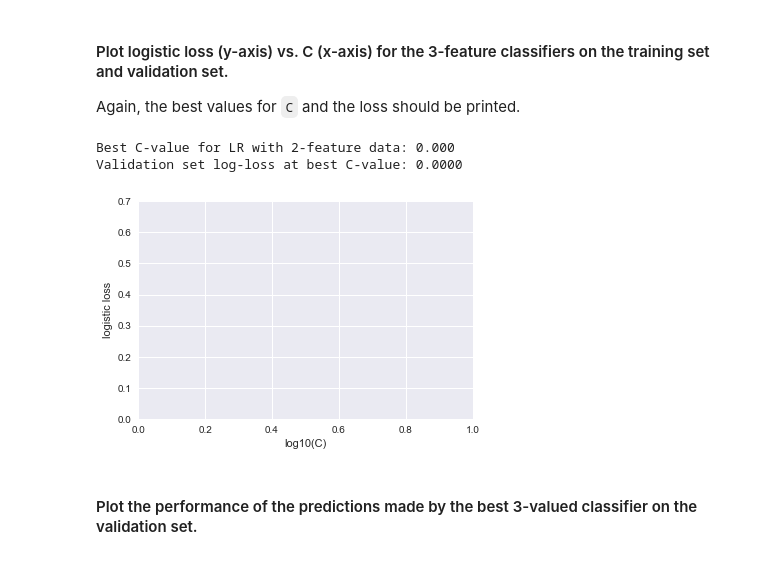
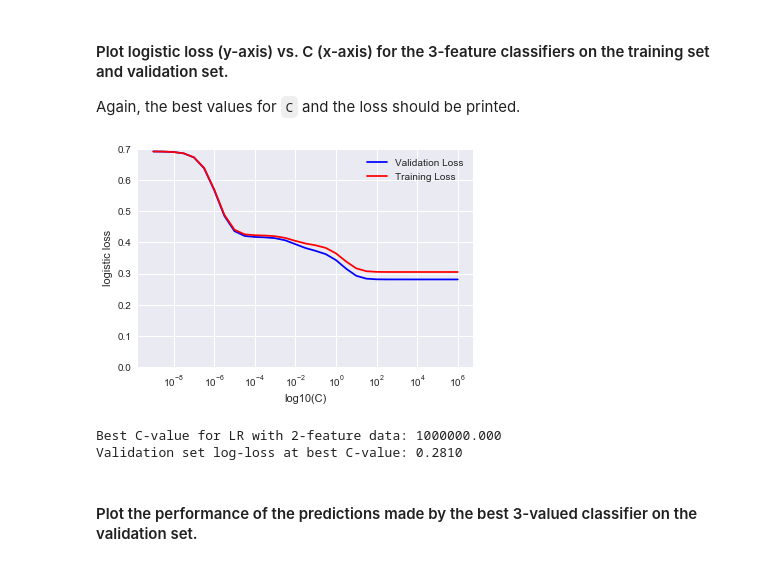
Before and after one commit to drakezhu/comp135_MachineLearning, a Jupyter notebook: hw03/src_and_data/hw03.ipynb, the cells around one changed output. Drawn from its saved outputs; the diff is of its cells as text; code cells hidden in the pictures.

```diff
--- a/hw03/src_and_data/hw03.ipynb
+++ b/hw03/src_and_data/hw03.ipynb
@@ -360,8 +360,6 @@ Validation set log-loss at best C-value: 0.3549
 # %% [markdown]
 #### (b) Plot the performance of the predictions made by the best classifier from step (a) on the validation set.
 # %%
-LRM = sklearn.linear_model.LogisticRegression(C = C_grid[np.argmin(va_loss_list_2)], solver = 'liblinear')
-LRM.fit(x_tr_M2, y_tr_M)
-y_va_proba_N2 = LRM.predict_proba(x_va_N2)
-y_va_pred_N2 = np.array([score[1] for score in y_va_proba_N2])
-make_plot_perf_vs_threshold(y_va_N, y_va_pred_N2)
+best_C = C_grid[np.argmin(va_loss_list)]
+LRM = LogisticRegression(C=best_C,solver='liblinear').fit(x_tr_M2, y_tr_M)
+yproba = LRM.predict_proba(x_va_N2)[:,1]
@@ -428,22 +379,35 @@ Repeat the model generation from **1.4 (a)**, using the full 3-feature data.
+# %%
+# TODO like 1.4 (a), but with 3 features
+tr_loss_list = list()
+va_loss_list = list()
+C_grid = np.logspace(-9, 6, 31)
+for C in C_grid:
+    tr_loss,va_loss = loss_detection(C,x_tr_M3,y_tr_M,x_va_N3,y_va_N)
+    tr_loss_list.append(tr_loss)
+    va_loss_list.append(va_loss)
 # %% [markdown]
 #### Plot logistic loss (y-axis) vs. C (x-axis) for the 3-feature classifiers on the training set and validation set.
 
 Again, the best values for `C` and the loss should be printed.
 # %%
 # TODO make plot
-plt.xlabel('log10(C)');
-plt.ylabel('logistic loss');
+plt.xscale('log')
+plt.xlabel('log10(C)')
+plt.ylabel('logistic loss')
+plt.plot(C_grid,va_loss_list, color='blue',label = "Validation Loss")
+plt.plot(C_grid,tr_loss_list, color='red',label = "Training Loss")
 plt.ylim([0.0, 0.7]);
 
 # TODO add legend
 # plt.legend(...);
-
-print("Best C-value for LR with 2-feature data: %.3f" % 0.0) # TODO
-print("Validation set log-loss at best C-value: %.4f" % 0.0)
+plt.legend()
+plt.show()
+print("Best C-value for LR with 2-feature data: %.3f" % C_grid[np.argmin(va_loss_list)]) # TODO
+print("Validation set log-loss at best C-value: %.4f" % min(va_loss_list))
 # %% [output]
+[figure, new version]
-Best C-value for LR with 2-feature data: 0.000
-Validation set log-loss at best C-value: 0.0000
+Best C-value for LR with 2-feature data: 1000000.000
+Validation set log-loss at best C-value: 0.2810
-[figure, old version]
 # %% [markdown]
 #### Plot the performance of the predictions made by the best 3-valued classifier on the validation set.
 # %%
```
Also changed, not shown: parts of 6 cells of this notebook.
